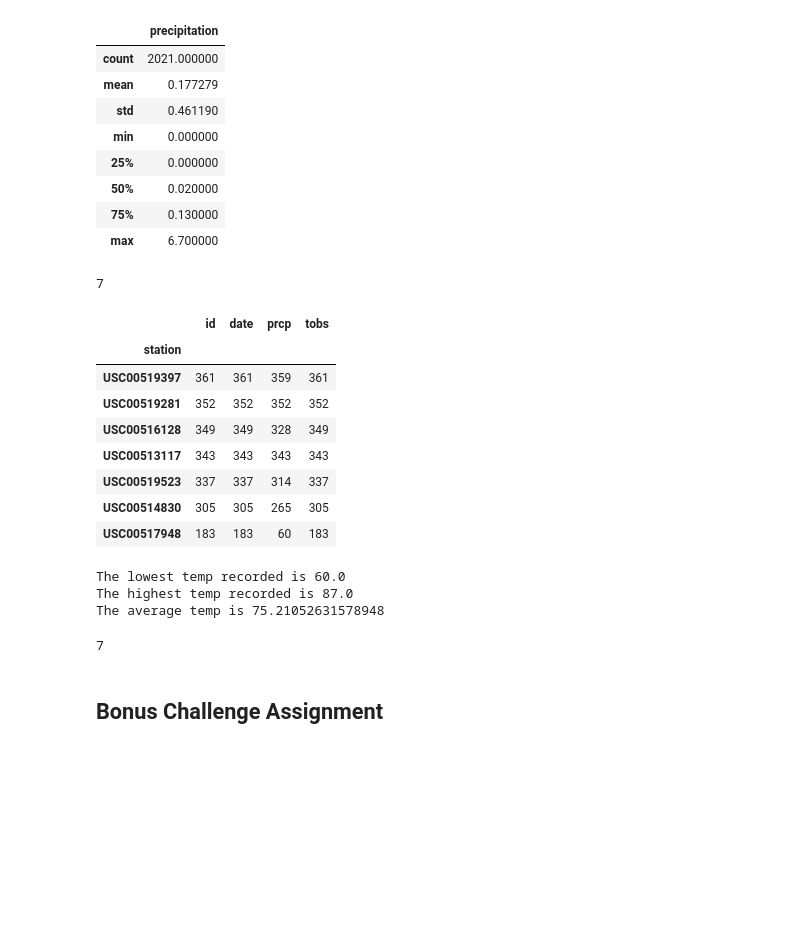
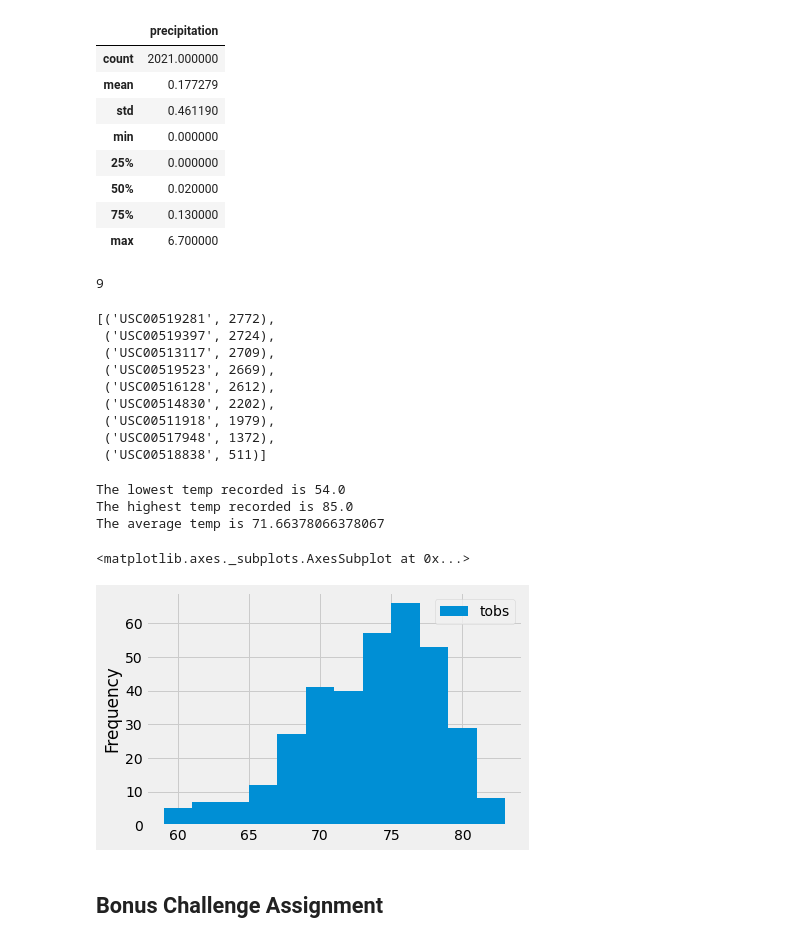
Before and after one commit to Blashford/SQLalchemy-Challenge, a Jupyter notebook: climate_starter.ipynb, the cells around one changed output. Saved outputs shown, nothing was run; the diff lists cells and outputs as text; code cells hidden in the pictures; blank space fills up the shorter version.

Commit message:
Updated starter, removed all the pandas stuff and replaced with sql stuff, plotted the histogram

```diff
--- a/climate_starter.ipynb
+++ b/climate_starter.ipynb
@@ -95,58 +95,54 @@ measure_df.describe()
 | 50% | 0.020000 |
 | 75% | 0.130000 |
 | max | 6.700000 |
-# %%
-# Design a query to show how many stations are available in this dataset?
-sel = [
-    Measure.id,
-    Measure.station,
-    Measure.date,
-    Measure.prcp,
-    Measure.tobs
-]
-activity = session.query(*sel).filter(Measure.date >= '2016-08-23').all()
-listoo = []
-for row in activity:
-    listoo.append(row)
-full_df = pd.DataFrame(listoo, columns = ['id', 'station', 'date', 'prcp', 'tobs'])
-full_df['station'].nunique()
-# %% [output]
-7
+# %%
+# Design a query to show how many stations are available in this dataset?
+count = session.query(func.count(Measure.station)).group_by(Measure.station).count()
+count
+# %% [output]
+9
 # %%
 # What are the most active stations? (i.e. what stations have the most rows)?
 # List the stations and the counts in descending order.
-group_df = full_df.groupby('station').count()
-group_dfs = group_df.sort_values('id', ascending = False)
-group_dfs
+activity = session.query(Measure.station, func.count(Measure.station)).group_by(Measure.station).\
+    order_by(func.count(Measure.station).desc()).all()
+activity
 # %% [output]
-|  | id | date | prcp | tobs |
-| station |  |  |  |  |
-| USC00519397 | 361 | 361 | 359 | 361 |
-| USC00519281 | 352 | 352 | 352 | 352 |
-| USC00516128 | 349 | 349 | 328 | 349 |
-| USC00513117 | 343 | 343 | 343 | 343 |
-| USC00519523 | 337 | 337 | 314 | 337 |
-| USC00514830 | 305 | 305 | 265 | 305 |
-| USC00517948 | 183 | 183 | 60 | 183 |
+[('USC00519281', 2772),
+ ('USC00519397', 2724),
+ ('USC00513117', 2709),
+ ('USC00519523', 2669),
+ ('USC00516128', 2612),
+ ('USC00514830', 2202),
+ ('USC00511918', 1979),
+ ('USC00517948', 1372),
+ ('USC00518838', 511)]
 # %%
 # Using the station id from the previous query, calculate the lowest temperature recorded,
 # highest temperature recorded, and average temperature of the most active station?
-active = full_df.loc[full_df['station'] == 'USC00519397', :]
-low_temp = active['tobs'].min()
-print(f'The lowest temp recorded is {low_temp}')
-max_temp = active['tobs'].max()
-print(f'The highest temp recorded is {max_temp}')
-avg_temp = active['tobs'].mean()
-print(f'The average temp is {avg_temp}')
+low_temp = session.query(func.min(Measure.tobs)).filter(Measure.station == 'USC00519281').all()
+print(f'The lowest temp recorded is {low_temp[0][0]}')
+max_temp = session.query(func.max(Measure.tobs)).filter(Measure.station == 'USC00519281').all()
+print(f'The highest temp recorded is {max_temp[0][0]}')
+avg_temp = session.query(func.avg(Measure.tobs)).filter(Measure.station == 'USC00519281').all()
+print(f'The average temp is {avg_temp[0][0]}')
 # %% [output]
-The lowest temp recorded is 60.0
-The highest temp recorded is 87.0
-The average temp is 75.21052631578948
+The lowest temp recorded is 54.0
+The highest temp recorded is 85.0
+The average temp is 71.66378066378067
 # %%
 # Choose the station with the highest number of temperature observations.
 # Query the last 12 months of temperature observation data for this station and plot the results as a histogram
+statresponse = session.query(Measure.date, Measure.tobs).order_by(Measure.date).filter(Measure.date >= '2016-08-23').\
+    filter(Measure.station == 'USC00519281').all()
+listoo = []
+for row in statresponse:
+    listoo.append(row)
+stat_df = pd.DataFrame(listoo, columns = ['date', 'tobs'])
+stat_df.plot.hist(by= 'tobs', bins = 12)
 # %% [output]
-7
+<matplotlib.axes._subplots.AxesSubplot at 0x...>
+[figure, added]
 # %% [markdown]
 ## Bonus Challenge Assignment
 # %%
```
